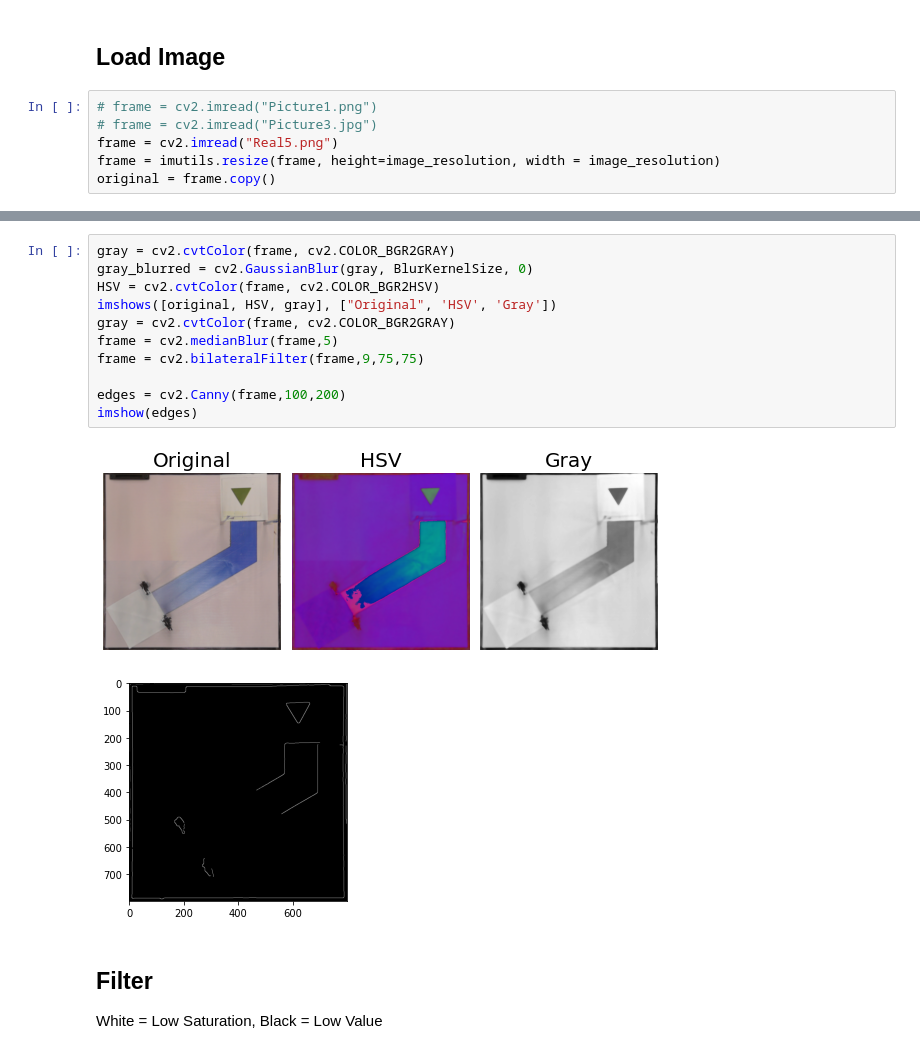
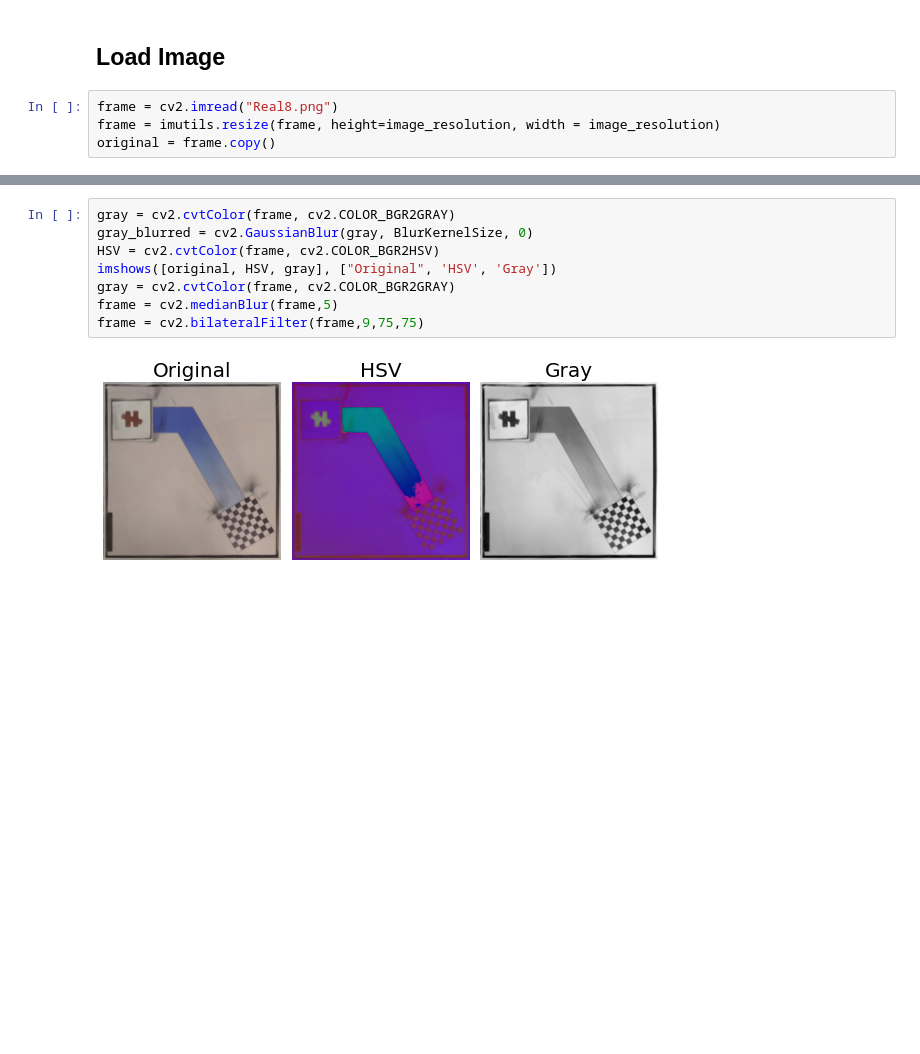
Before and after one commit to teerameth/Module6-7, a Jupyter notebook: MileStone3.ipynb, the cells around one changed output, grey strips where cells are left out. Saved outputs shown, nothing was run; the diff lists cells and outputs as text; blank space fills up the shorter version.

```diff
--- a/MileStone3.ipynb
+++ b/MileStone3.ipynb
@@ -29,8 +30,6 @@ BlurKernelSize = (3, 3)
 # %% [markdown]
 ## Load Image
 # %%
-# frame = cv2.imread("Picture1.png")
-# frame = cv2.imread("Picture3.jpg")
-frame = cv2.imread("Real5.png")
+frame = cv2.imread("Real8.png")
 frame = imutils.resize(frame, height=image_resolution, width = image_resolution)
 original = frame.copy()
@@ -39,17 +36,10 @@ original = frame.copy()
 # %%
 gray = cv2.cvtColor(frame, cv2.COLOR_BGR2GRAY)
 gray_blurred = cv2.GaussianBlur(gray, BlurKernelSize, 0)
 HSV = cv2.cvtColor(frame, cv2.COLOR_BGR2HSV)
 imshows([original, HSV, gray], ["Original", 'HSV', 'Gray'])
 gray = cv2.cvtColor(frame, cv2.COLOR_BGR2GRAY)
 frame = cv2.medianBlur(frame,5)
 frame = cv2.bilateralFilter(frame,9,75,75)
-
-edges = cv2.Canny(frame,100,200)
-imshow(edges)
 # %% [output]
-[figure, old version]
+[figure, new version]
-[figure, removed]
-# %% [markdown]
-## Filter
-White = Low Saturation, Black = Low Value
```
Also changed, not shown: parts of 12 cells of this notebook, 5 other files.
